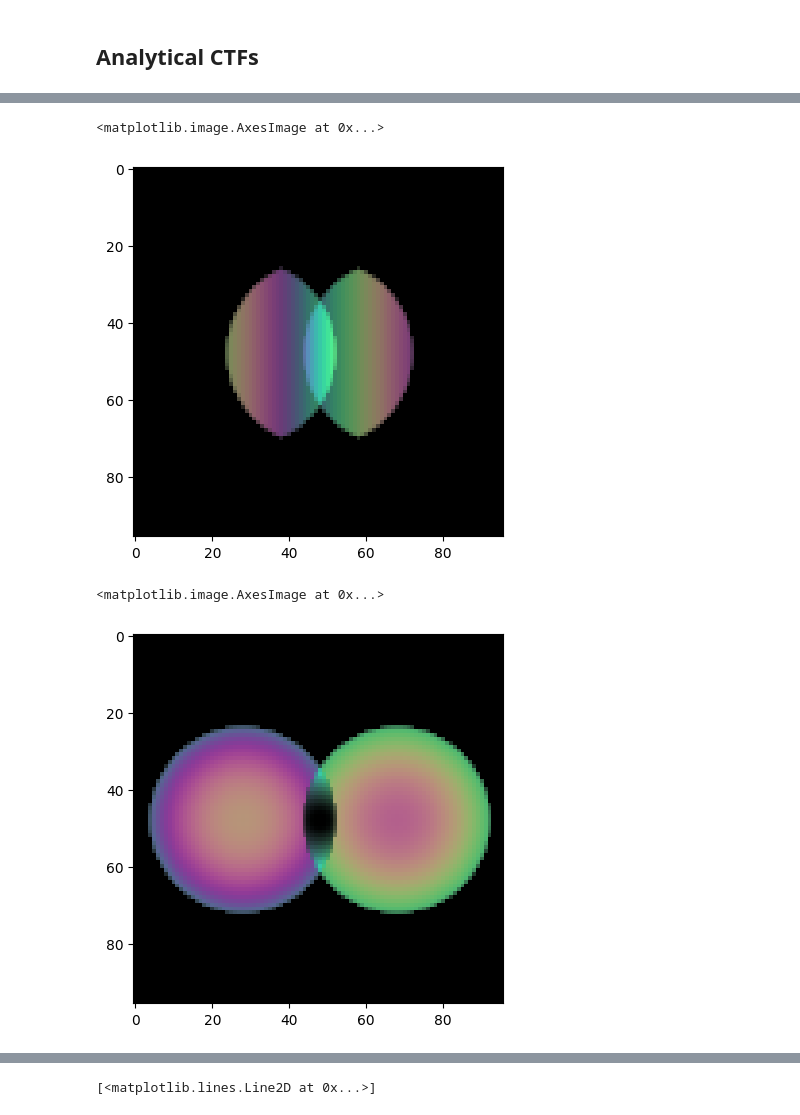
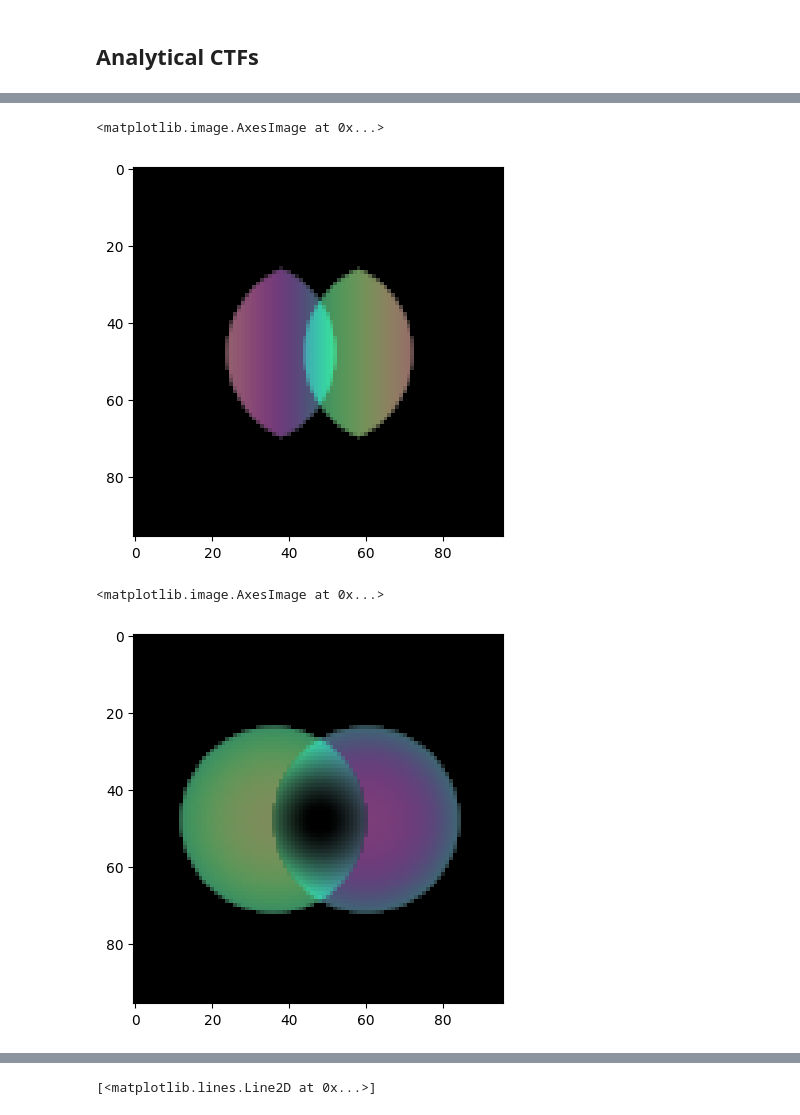
Before and after one commit to msa-em/stem-transfer-of-information, a Jupyter notebook: notebooks/icom-ssnr.ipynb, the cells around one changed output, grey strips where cells are left out. Drawn from its saved outputs; the diff is of its cells as text; code cells hidden in the pictures.

```diff
--- a/notebooks/icom-ssnr.ipynb
+++ b/notebooks/icom-ssnr.ipynb
@@ -28,7 +28,7 @@ reciprocal_sampling = 2 * q_max / n # inverse Angstroms
 scan_step_size = 1 # pixels
 sx = sy = n//scan_step_size
 phi0 = 1.0
-df = 48
+df = 24
 
 cmap = cmr.eclipse
 icom_line_color = 'cornflowerblue'
@@ -475,20 +472,20 @@ plt.imshow(
 )
 # %% [output]
 <matplotlib.image.AxesImage at 0x...>
-[figure, old version]
+[figure, new version]
 # %%
 plt.imshow(
     np.fft.fftshift(
         ctf.complex_to_rgb(
-            large_gamma[:,:,0,76],
+            large_gamma[:,:,0,12],
             vmin=0,
             vmax=1,
         ),
     ),
 )
 # %% [output]
 <matplotlib.image.AxesImage at 0x...>
-[figure, old version]
+[figure, new version]
 # %%
 plt.imshow(
     np.fft.fftshift(
```
Also changed, not shown: parts of 26 cells of this notebook, 5 other files.
